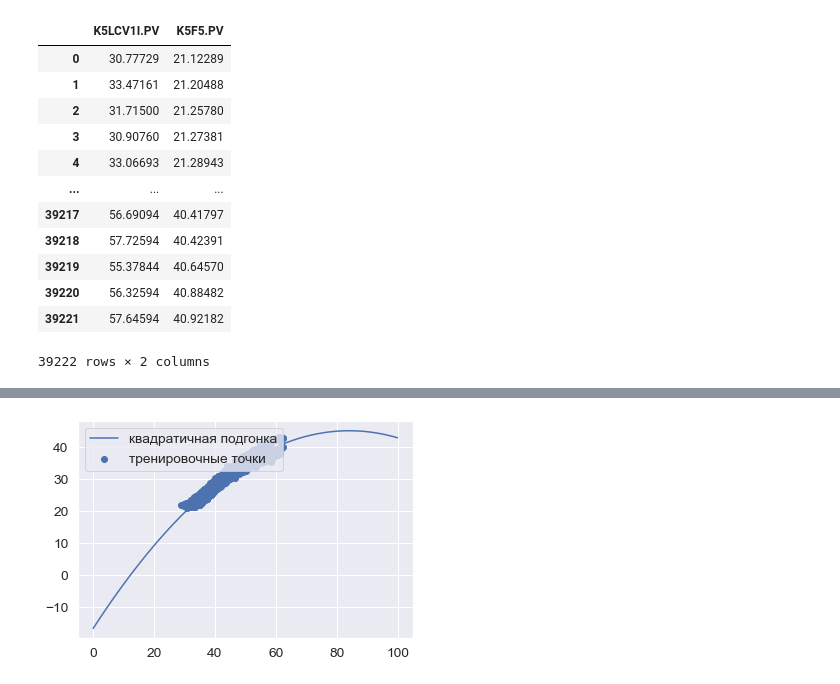
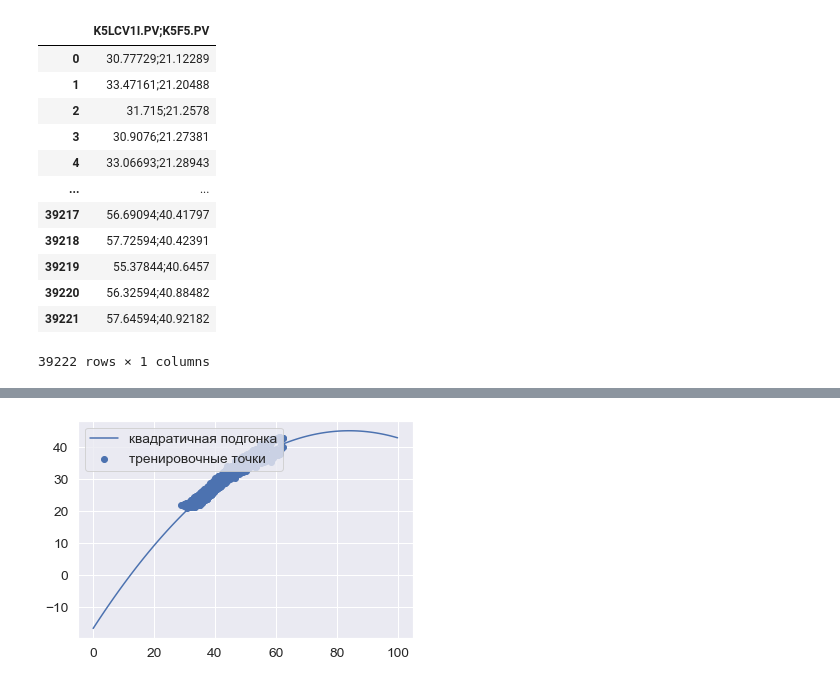
Before and after one commit to Graf35/energy-simulator, a Jupyter notebook: models/training_script/K5F5.ipynb, the cells around one changed output, grey strips where cells are left out. Saved outputs shown, nothing was run; the diff lists cells and outputs as text; code cells hidden in the pictures.

```diff
--- a/models/training_script/K5F5.ipynb
+++ b/models/training_script/K5F5.ipynb
@@ -44,20 +29,20 @@ sns.heatmap(corrmat, annot=True, annot_kws={'size':25}, square=True)
 # %%
-df = pd.read_csv('..\Initial_data\K5F5\K5F5.csv', ";")
+df = pd.read_csv('..\Initial_data\K5F5\K5F5.csv')
 df
 # %% [output]
-|  | K5LCV1I.PV | K5F5.PV |
-| 0 | 30.77729 | 21.12289 |
-| 1 | 33.47161 | 21.20488 |
-| 2 | 31.71500 | 21.25780 |
-| 3 | 30.90760 | 21.27381 |
-| 4 | 33.06693 | 21.28943 |
-| ... | ... | ... |
-| 39217 | 56.69094 | 40.41797 |
-| 39218 | 57.72594 | 40.42391 |
-| 39219 | 55.37844 | 40.64570 |
-| 39220 | 56.32594 | 40.88482 |
-| 39221 | 57.64594 | 40.92182 |
+|  | K5LCV1I.PV;K5F5.PV |
+| 0 | 30.77729;21.12289 |
+| 1 | 33.47161;21.20488 |
+| 2 | 31.715;21.2578 |
+| 3 | 30.9076;21.27381 |
+| 4 | 33.06693;21.28943 |
+| ... | ... |
+| 39217 | 56.69094;40.41797 |
+| 39218 | 57.72594;40.42391 |
+| 39219 | 55.37844;40.6457 |
+| 39220 | 56.32594;40.88482 |
+| 39221 | 57.64594;40.92182 |
-39222 rows × 2 columns
+39222 rows × 1 columns
 # %%
 df=df.dropna()
 df=df.round(2)
```
Also changed, not shown: parts of 7 cells of this notebook, 3 other files.
